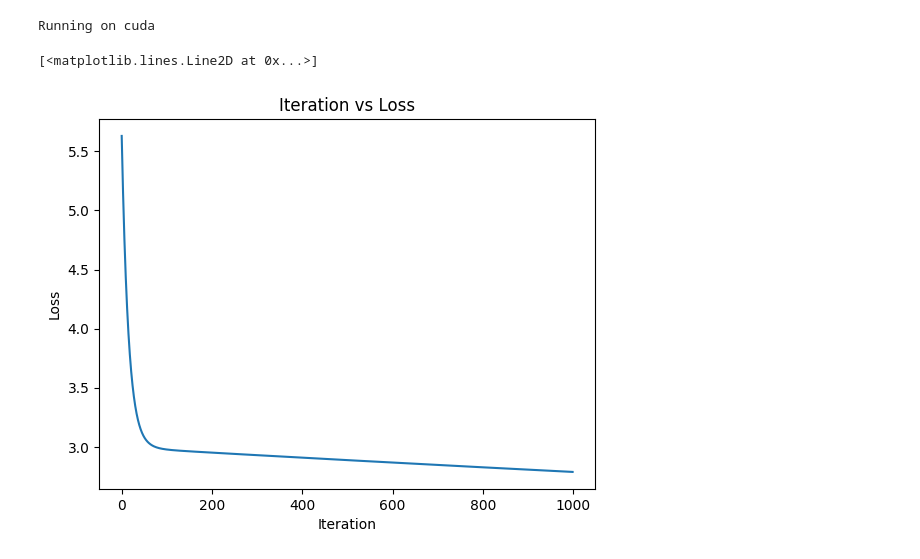
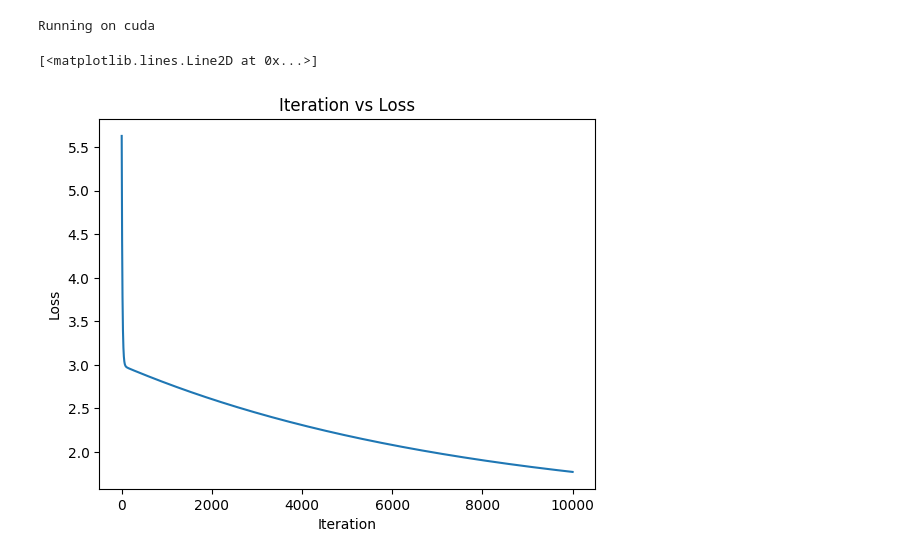
Before and after one commit to hkproj/lazy-ml, a Jupyter notebook: linear_regression.ipynb, the cells around one changed output. Drawn from its saved outputs; the diff is of its cells as text; code cells hidden in the pictures.

```diff
--- a/linear_regression.ipynb
+++ b/linear_regression.ipynb
@@ -4,73 +4,39 @@ from sklearn.model_selection import train_test_split
 
 california_dataset = fetch_california_housing()
 x_train, x_test, y_train, y_test = train_test_split(california_dataset.data, california_dataset.target, test_size=0.2, random_state=42)
-# %%
-import torch
-from tqdm import tqdm
-
-class LinearRegressionGradientDescent:
-    def __init__(self, x, y, learning_rate: float, device: torch.device):
-        self.x = x.to(device)
-        self.y = y.to(device)
-        self.learning_rate = learning_rate
-
-        assert x.shape[0] == y.shape[0], "The number of samples in x_train and y_train must be equal"
-
-        self.num_samples = y.shape[0]
-        self.num_features = x.shape[1]
-
-        self.bias = torch.zeros((1, 1)).to(device)
-        self.weights = torch.zeros((self.num_features, 1)).to(device)
-
-    def predict(self, bias, weights, x):
-        return torch.matmul(x, weights) + bias
-
-    def loss(self, y, predicted):
-        # MSE loss
-        return torch.mean(torch.square(y - predicted))
-
-    def step(self):
-        # Make predictions using the current weights and bias
-        predicted = self.predict(self.bias, self.weights, self.x)
-        # Get the loss
-        loss = self.loss(self.y, predicted)
-        # Calculate the gradients
-        delta_weights = 1 / self.num_samples * torch.matmul(self.x.T, (predicted - self.y.reshape(-1, 1)))
-        delta_bias = 1 / self.num_samples * torch.sum(predicted - self.y.reshape(-1, 1))
-        # Update the weights and bias
-        self.weights = self.weights - self.learning_rate * delta_weights
-        self.bias = self.bias - self.learning_rate * delta_bias
-        return loss
 # %%
 import matplotlib.pyplot as plt
 import numpy as np
+from tqdm import tqdm
+import torch
+from linear_regression import LinearRegressionGradientDescent
 
 # Select the device to run the code on
 device = torch.device("cuda" if torch.cuda.is_available() else "cpu")
 
 print (f'Running on {device}')
 
-iterations = 1000
+iterations = 10000
 learning_rate = 10e-9
 model = LinearRegressionGradientDescent(torch.Tensor(x_train), torch.Tensor(y_train), learning_rate, device)
 training_history = {}
 
 for iteration in tqdm(range(iterations), desc="Training"):
     loss = model.step()
 
     loss_value = loss.cpu().numpy().item()
     bias = model.bias.cpu().detach()
     weights = model.weights.cpu().detach()
     training_history[iteration] = (loss_value, bias, weights)
 
 plt.xlabel("Iteration")
 plt.title("Iteration vs Loss")
 plt.ylabel("Loss")
 plt.plot(np.arange(iterations), [training_history[i][0] for i in range(iterations)])
 # %% [output]
 Running on cuda
 [<matplotlib.lines.Line2D at 0x...>]
-[figure, old version]
+[figure, new version]
 # %%
 # Plot the results
 from matplotlib.animation import FuncAnimation
```
Also changed, not shown: parts of 1 cell of this notebook, 1 other file.
